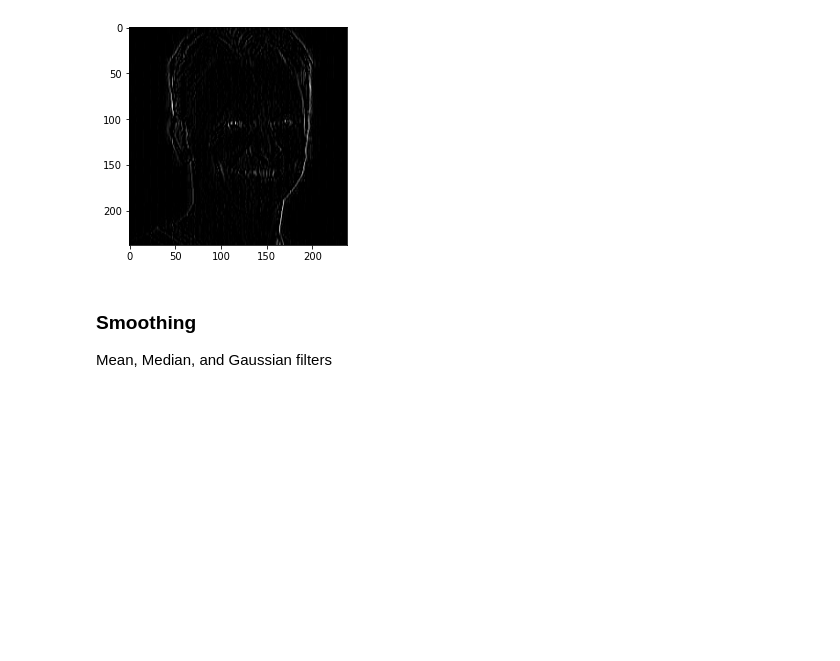
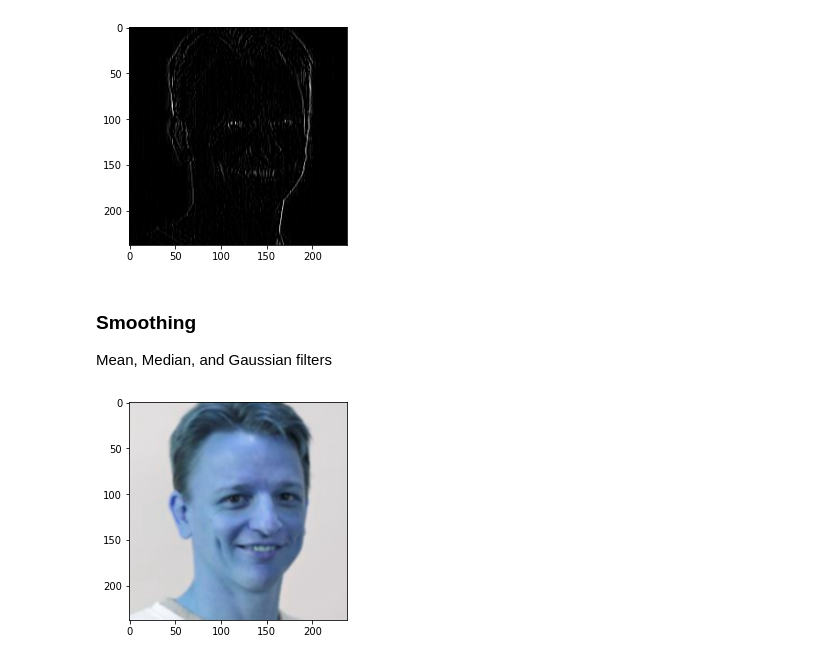
Before and after one commit to damiansp/cpu_vis, a Jupyter notebook: mastering_with_tf/s1_intro_cpuvis_and_nns/01_edge_detect_with_hashing_filtering.py.ipynb, the cells around one changed output. Cells and saved outputs as stored; diff of their text form; code cells hidden in the pictures; blank space fills up the shorter version.

```diff
--- a/mastering_with_tf/s1_intro_cpuvis_and_nns/01_edge_detect_with_hashing_filtering.py.ipynb
+++ b/mastering_with_tf/s1_intro_cpuvis_and_nns/01_edge_detect_with_hashing_filtering.py.ipynb
@@ -65,3 +65,8 @@ plt.imshow(vert_img, cmap='gray');
 # %% [markdown]
 ### Smoothing
 Mean, Median, and Gaussian filters
+# %%
+img = cv2.imread(f'{IMG}/me.jpg')
+plt.imshow(cv2.blur(img, (3, 3))); # RGB -> BGR in CV (median 3x3 filter)
+# %% [output]
+[figure, added]
```
Also changed, not shown: parts of 4 cells of this notebook.
